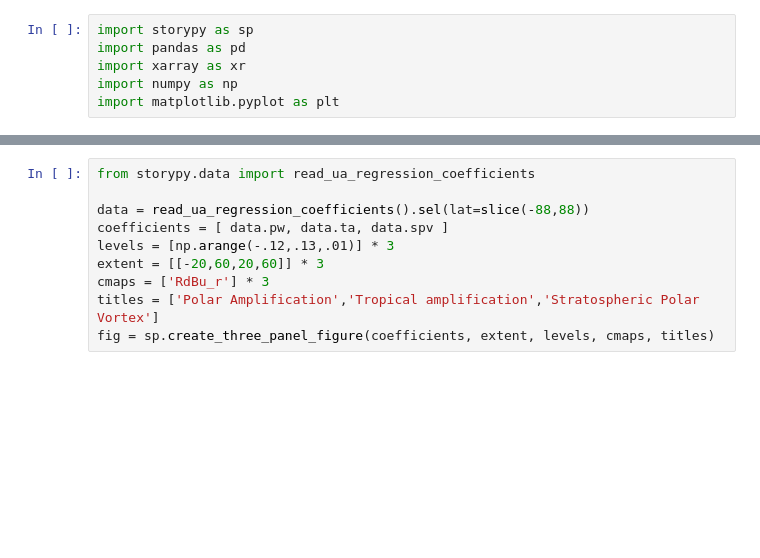
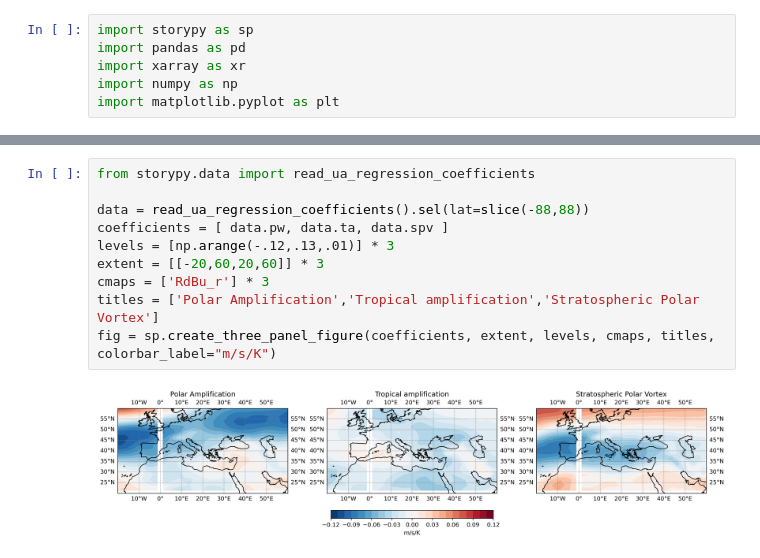
Before and after one commit to LIM-Climate-Causality/storypy, a Jupyter notebook: notebooks/zappa_shepherd.ipynb, the cells around one changed output, grey strips where cells are left out. Cells and saved outputs as stored; diff of their text form; blank space fills up the shorter version.

```diff
--- a/notebooks/zappa_shepherd.ipynb
+++ b/notebooks/zappa_shepherd.ipynb
@@ -24,10 +36,12 @@ plt.show()
 # %%
 from storypy.data import read_ua_regression_coefficients
 
 data = read_ua_regression_coefficients().sel(lat=slice(-88,88))
 coefficients = [ data.pw, data.ta, data.spv ]
 levels = [np.arange(-.12,.13,.01)] * 3
 extent = [[-20,60,20,60]] * 3
 cmaps = ['RdBu_r'] * 3
 titles = ['Polar Amplification','Tropical amplification','Stratospheric Polar Vortex']
-fig = sp.create_three_panel_figure(coefficients, extent, levels, cmaps, titles)
+fig = sp.create_three_panel_figure(coefficients, extent, levels, cmaps, titles, colorbar_label="m/s/K")
+# %% [output]
+[figure, added]
```
Also changed, not shown: parts of 13 cells of this notebook, 2 other files.
